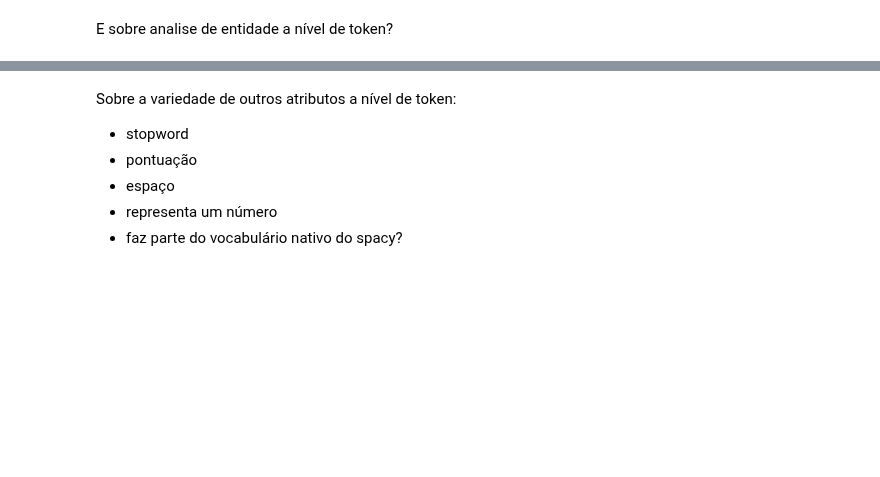
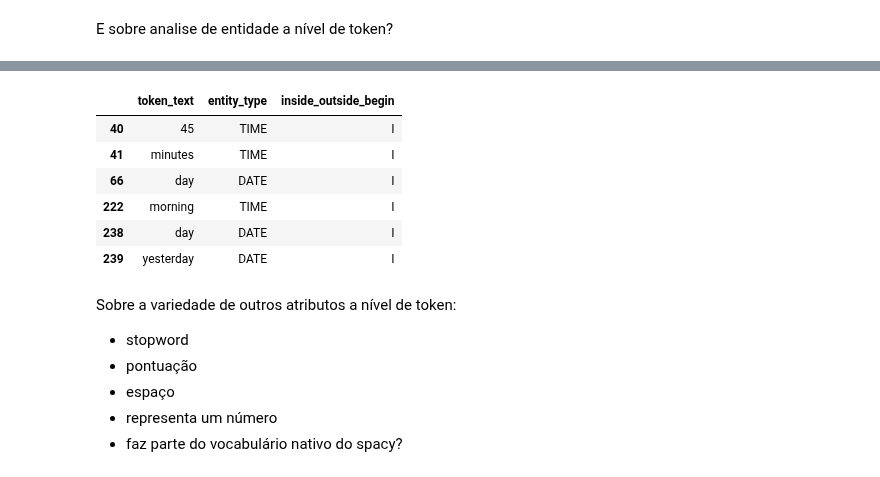
Before and after one commit to ciencia-de-dados-pratica/GEAM, a Jupyter notebook: 009/nlp_spacy_phrases.ipynb, the cells around one changed output, grey strips where cells are left out. Cells and saved outputs as stored; diff of their text form; code cells hidden in the pictures; blank space fills up the shorter version.

```diff
--- a/009/nlp_spacy_phrases.ipynb
+++ b/009/nlp_spacy_phrases.ipynb
@@ -340,3 +344,13 @@ pd.DataFrame(list(zip(token_text, token_entity_type, token_entity_iob)),
+# %%
+df[ df['inside_outside_begin'] == 'I' ]
+# %% [output]
+|  | token_text | entity_type | inside_outside_begin |
+| 40 | 45 | TIME | I |
+| 41 | minutes | TIME | I |
+| 66 | day | DATE | I |
+| 222 | morning | TIME | I |
+| 238 | day | DATE | I |
+| 239 | yesterday | DATE | I |
 # %% [markdown]
 Sobre a variedade de outros atributos a nível de token:
 - stopword
```
Also changed, not shown: parts of 27 cells of this notebook, 6 other files.
